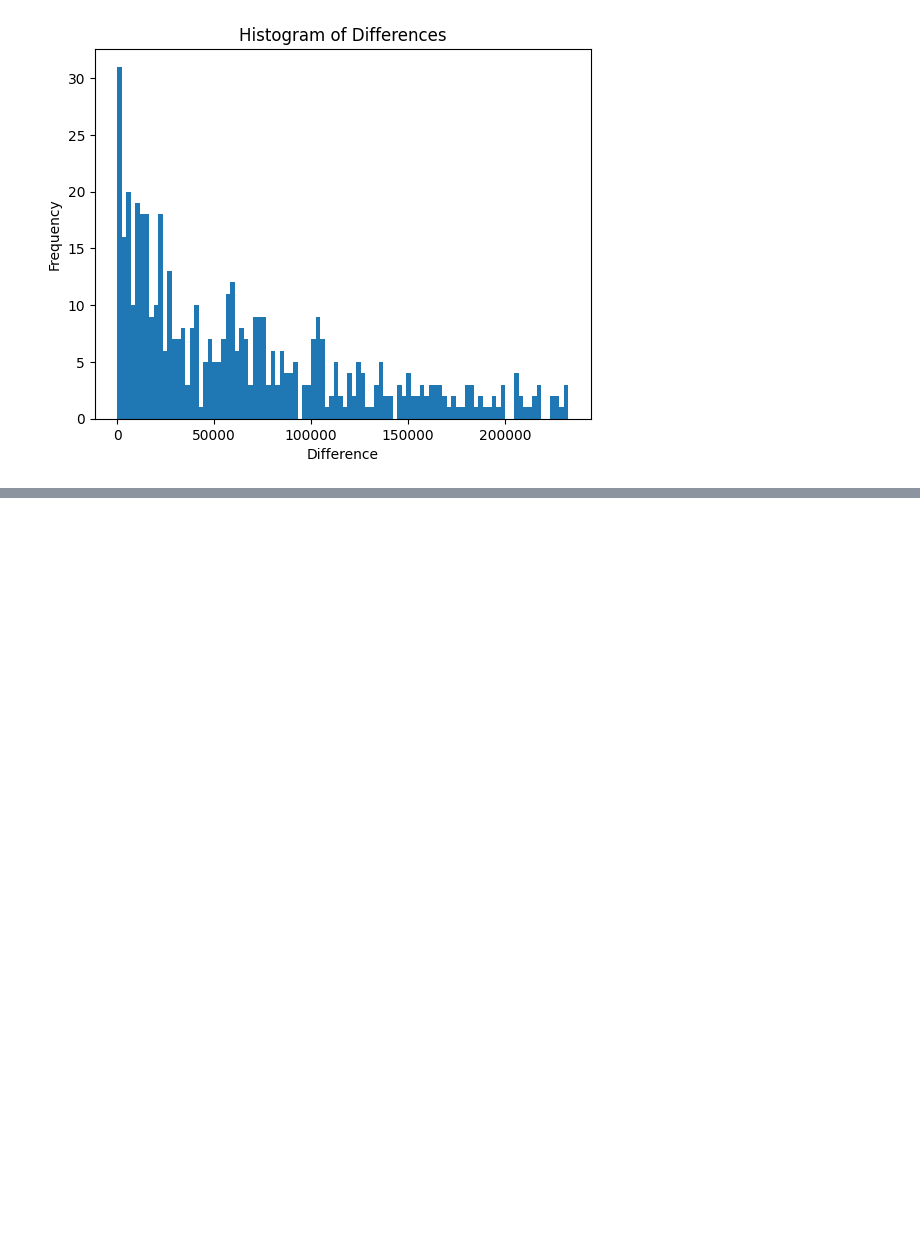
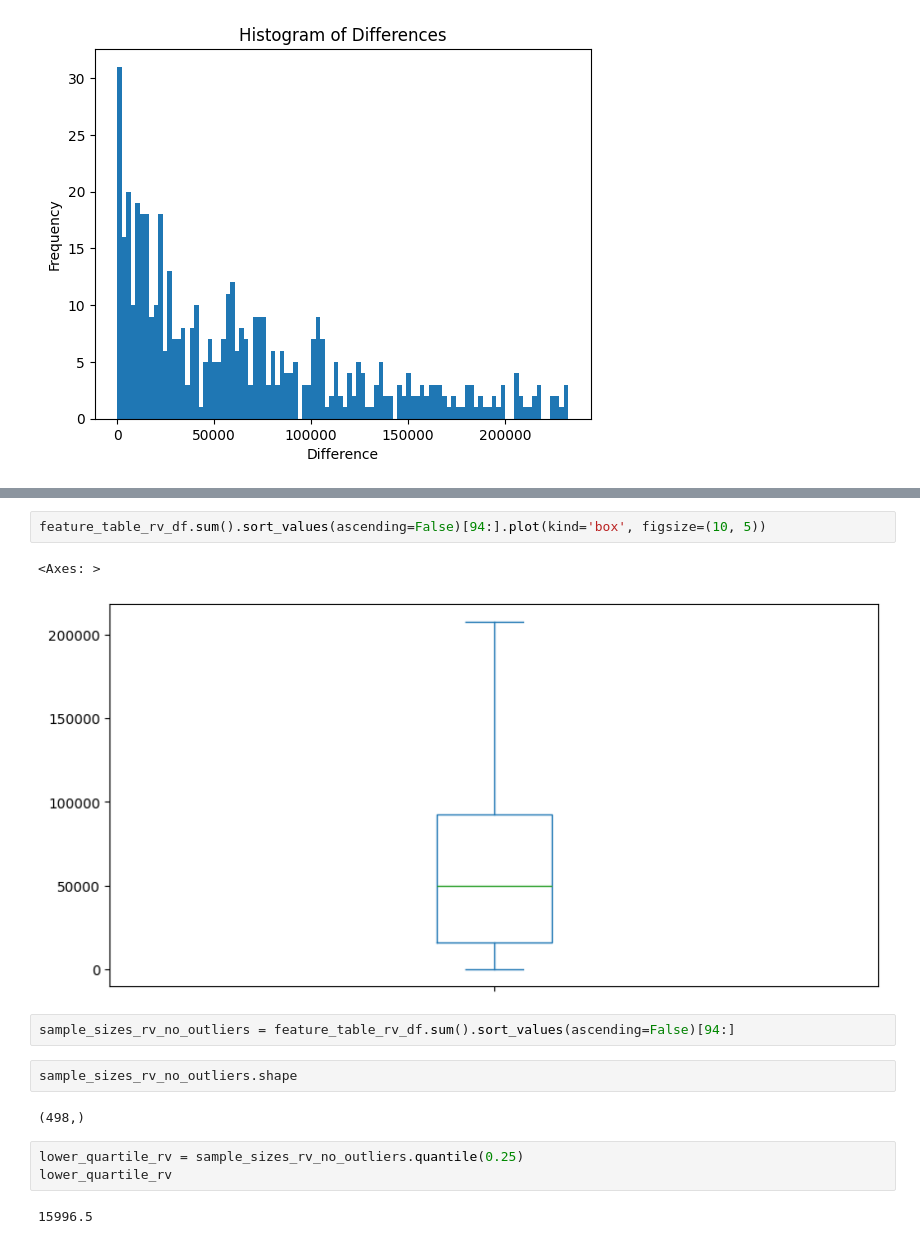
Before and after one commit to SantosRAC/maize_microbiome_transcriptomics, a Jupyter notebook: 16S_wallace2018/beta_diversity_fw_rv/q20_beta_diversity_sample_depth_selection.ipynb, the cells around one changed output, grey strips where cells are left out. Cells and saved outputs as stored; diff of their text form; blank space fills up the shorter version.

```diff
--- a/16S_wallace2018/beta_diversity_fw_rv/q20_fw_beta_diversity_sample_depth_selection.ipynb
+++ b/16S_wallace2018/beta_diversity_fw_rv/q20_beta_diversity_sample_depth_selection.ipynb
@@ -166,0 +217,16 @@ Based on this initial data analysis, I (RACS) will use 15496 (lower quartile aft
+# %%
+feature_table_rv_df.sum().sort_values(ascending=False)[94:].plot(kind='box', figsize=(10, 5))
+# %% [output]
+<Axes: >
+[figure, added]
+# %%
+sample_sizes_rv_no_outliers = feature_table_rv_df.sum().sort_values(ascending=False)[94:]
+# %%
+sample_sizes_rv_no_outliers.shape
+# %% [output]
+(498,)
+# %%
+lower_quartile_rv = sample_sizes_rv_no_outliers.quantile(0.25)
+lower_quartile_rv
+# %% [output]
+15996.5
```
Also changed, not shown: parts of 12 cells of this notebook.
